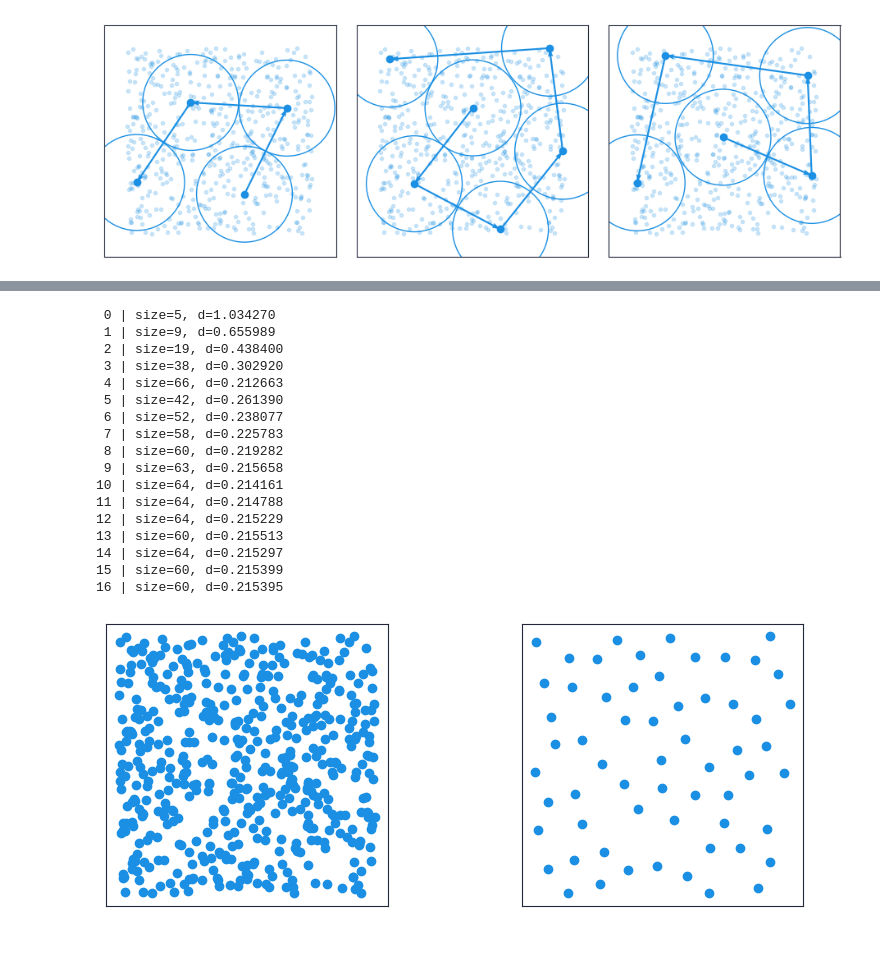
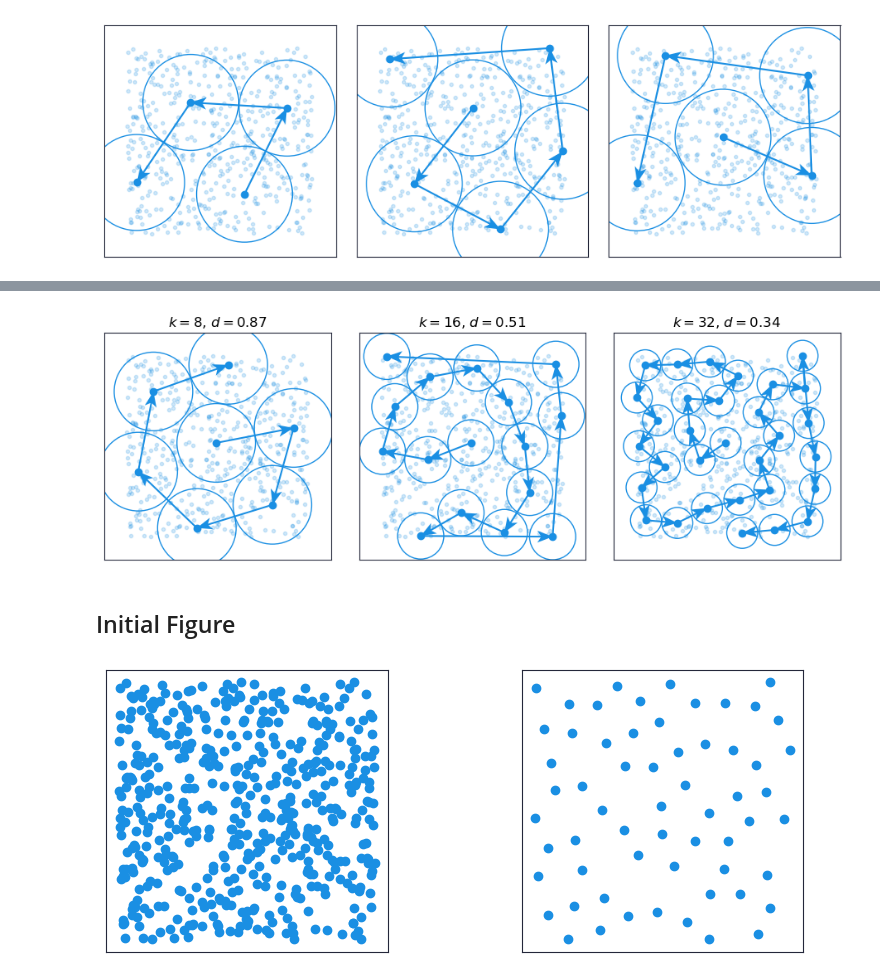
Before and after one commit to ioverho/ioverho.github.io, a Jupyter notebook: content/blog/Sampling Maximally Diverse Subsets/max_dist.ipynb, the cells around one changed output, grey strips where cells are left out. Saved outputs shown, nothing was run; the diff lists cells and outputs as text; code cells hidden in the pictures; blank space fills up the shorter version.

```diff
--- a/content/blog/Sampling Maximally Diverse Subsets/max_dist.ipynb
+++ b/content/blog/Sampling Maximally Diverse Subsets/max_dist.ipynb
@@ -95,6 +108,9 @@ def visualize_wsp_path(ax, points, min_dist, chosen_points):
                 scale=1,
                 color="#1a8fe3",
                 zorder=1,
+                headwidth=7,
+                headlength=9,
+                headaxislength=7,
             )
 
         ax.add_patch(
@@ -292,8 +243,0 @@ visualize_wsp_path(
-# %%
-chosen_points, min_dist = binary_search_min_dist(points, desired_batch_size=32)
-
-visualize_wsp_path(
-    points=points,
-    min_dist=min_dist,
-    chosen_points=chosen_points,
-);
@@ -319,8 +243,0 @@ visualize_wsp_path(
-# %%
-chosen_points, min_dist = binary_search_min_dist(points, desired_batch_size=64)
-
-visualize_wsp_path(
-    points=points,
-    min_dist=min_dist,
-    chosen_points=chosen_points,
-);
@@ -346,5 +244,35 @@ visualize_wsp_path(
+# %%
+fig, axes = plt.subplots(1, 3, figsize=(900 / 96, 300 / 96))
+
+for i, batch_size in enumerate([8, 16, 32]):
+    ax = axes[np.unravel_index([i], shape=(3))][0]
+
+    chosen_points, min_dist = binary_search_min_dist(
+        points,
+        desired_batch_size=batch_size,
+        verbose=False,
+    )
+
+    visualize_wsp_path(
+        ax=ax,
+        points=points,
+        min_dist=min_dist,
+        chosen_points=chosen_points,
+    )
+
+    ax.set_title(f"$k={batch_size}$, $d={min_dist:.2f}$")
+
+fig.tight_layout()
+
+fig.savefig("figures/binary_search_solutions.svg", transparent=True)
+# %% [output]
+[figure, added]
+# %% [markdown]
+## Initial Figure
 # %%
-chosen_points, min_dist = binary_search_min_dist(points, desired_batch_size=64)
+chosen_points, min_dist = binary_search_min_dist(
+    points, desired_batch_size=64, verbose=False
+)
 
 fig, axes = plt.subplots(1, 2, figsize=(900 / 96, 300 / 96))
 
@@ -366,22 +294,7 @@ for ax in axes:
 fig.tight_layout()
 
 plt.show()
+
+fig.savefig("./figures/some_points.svg", transparent=True)
 # %% [output]
- 0 | size=5, d=1.034270
- 1 | size=9, d=0.655989
- 2 | size=19, d=0.438400
- 3 | size=38, d=0.302920
- 4 | size=66, d=0.212663
- 5 | size=42, d=0.261390
- 6 | size=52, d=0.238077
- 7 | size=58, d=0.225783
- 8 | size=60, d=0.219282
- 9 | size=63, d=0.215658
-10 | size=64, d=0.214161
-11 | size=64, d=0.214788
-12 | size=64, d=0.215229
-13 | size=60, d=0.215513
-14 | size=64, d=0.215297
-15 | size=60, d=0.215399
-16 | size=60, d=0.215395
 [figure]
```
Also changed, not shown: parts of 15 cells of this notebook, 31 other files.
